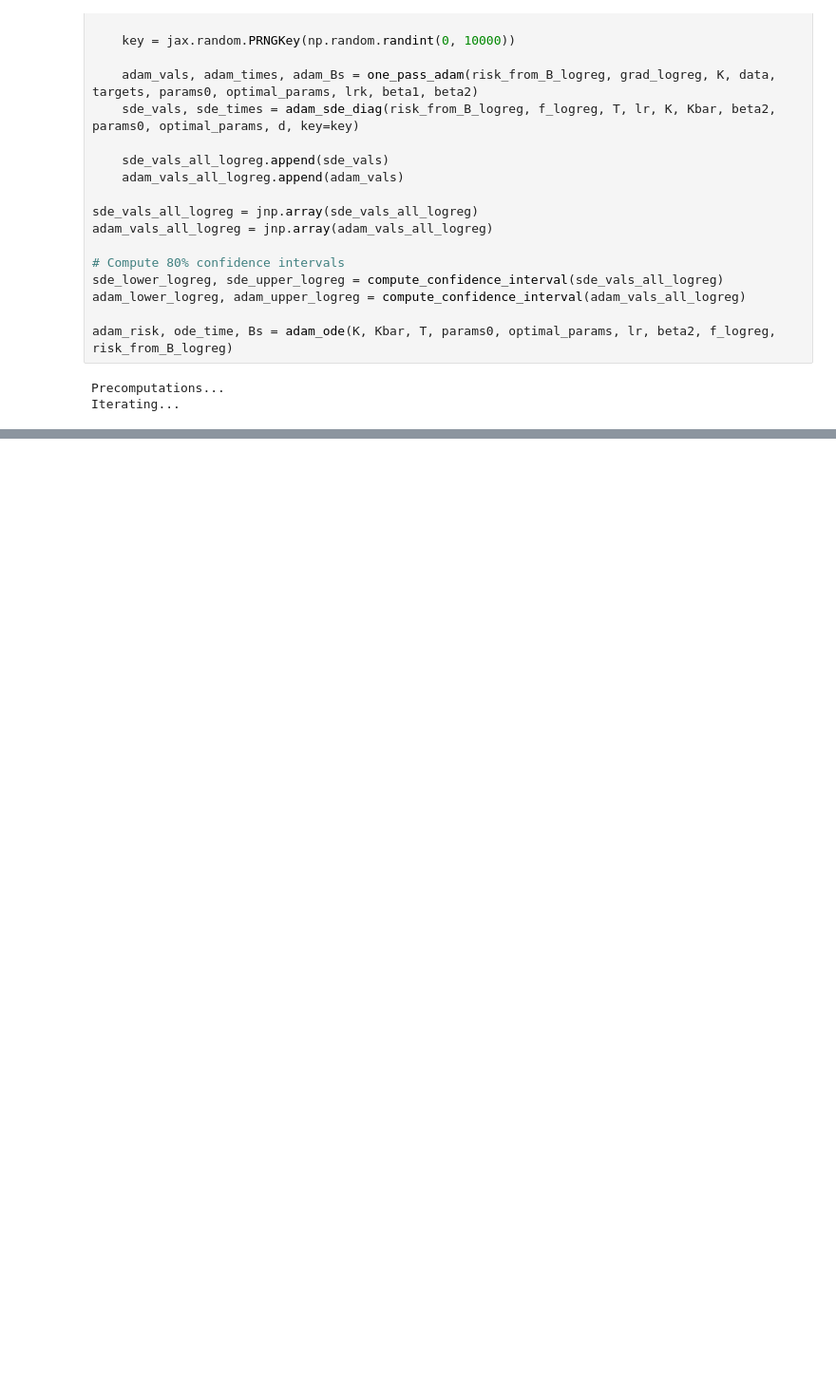
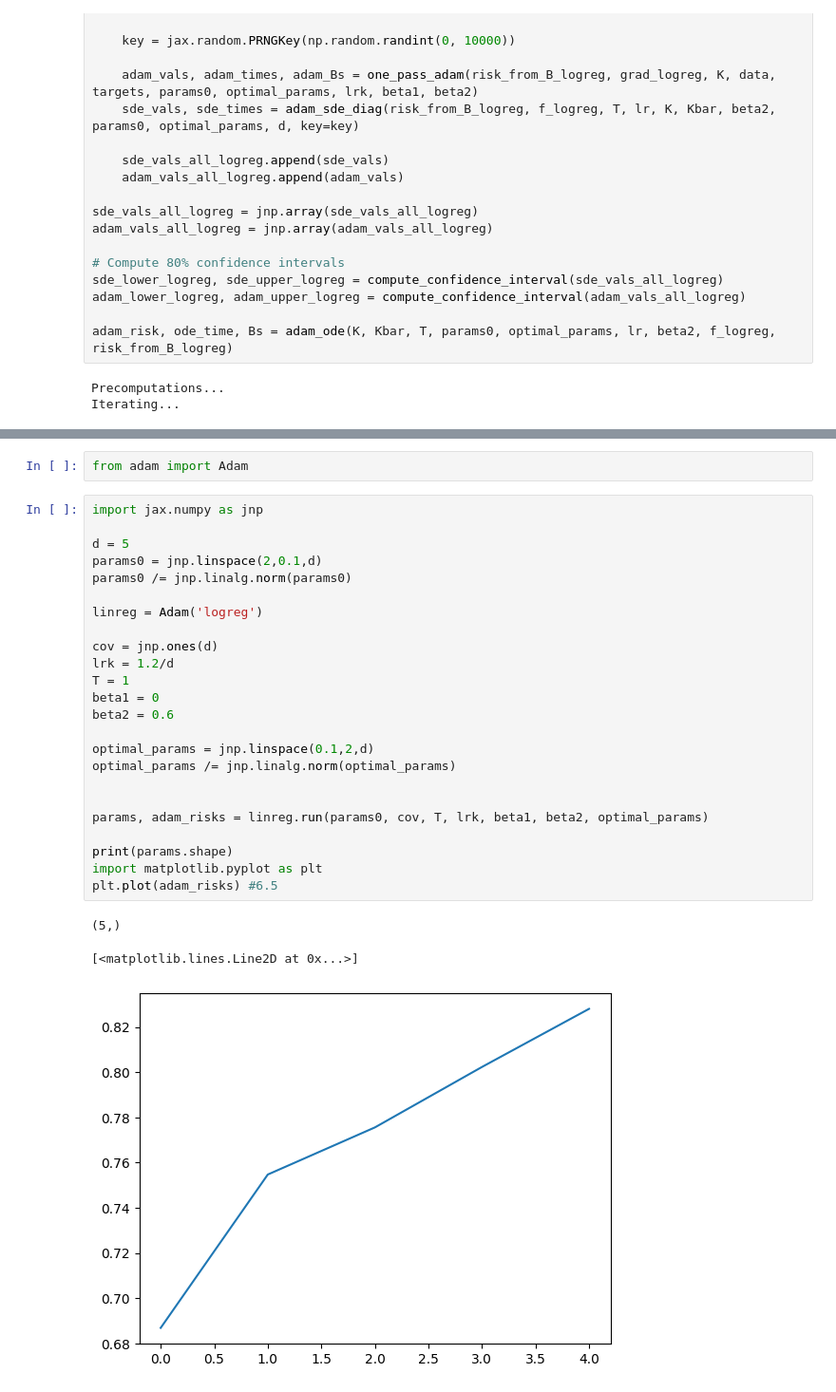
Before and after one commit to nmarzz/adam, a Jupyter notebook: adam_for_glms.ipynb, the cells around one changed output, grey strips where cells are left out. Shown at 95% size. Drawn from its saved outputs; the diff is of its cells as text; blank space fills up the shorter version.

```diff
--- a/adam_for_glms.ipynb
+++ b/adam_for_glms.ipynb
@@ -282,0 +285,30 @@ plt.show()
+# %%
+from adam import Adam
+# %%
+import jax.numpy as jnp
+
+d = 5
+params0 = jnp.linspace(2,0.1,d)
+params0 /= jnp.linalg.norm(params0)
+
+linreg = Adam('logreg')
+
+cov = jnp.ones(d)
+lrk = 1.2/d
+T = 1
+beta1 = 0
+beta2 = 0.6
+
+optimal_params = jnp.linspace(0.1,2,d)
+optimal_params /= jnp.linalg.norm(optimal_params)
+
+
+params, adam_risks = linreg.run(params0, cov, T, lrk, beta1, beta2, optimal_params)
+
+print(params.shape)
+import matplotlib.pyplot as plt
+plt.plot(adam_risks) #6.5
+# %% [output]
+(5,)
+[<matplotlib.lines.Line2D at 0x...>]
+[figure, added]
```
Also changed, not shown: parts of 6 cells of this notebook, 3 other files.
